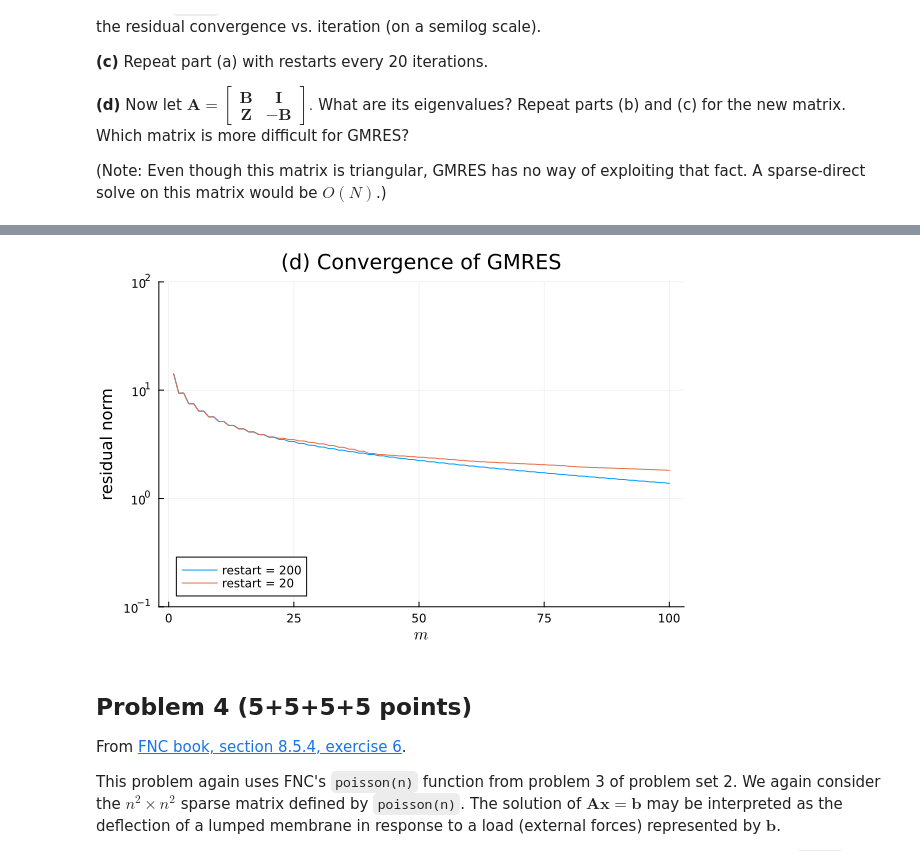
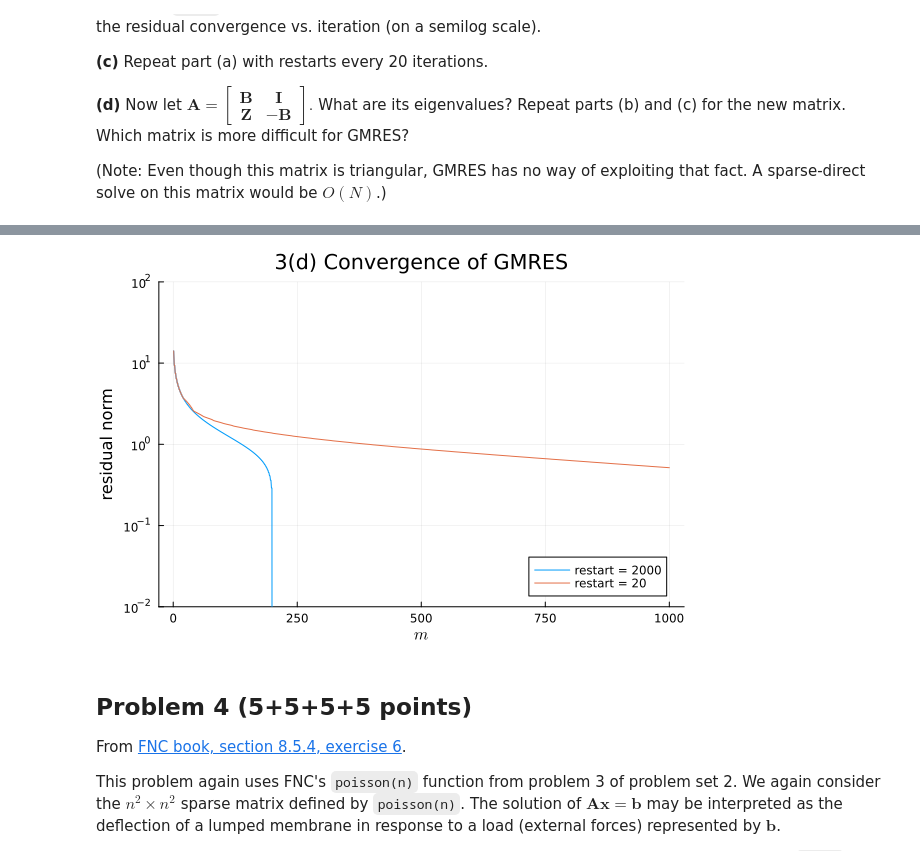
Before and after one commit to mitmath/numerical_spoke_linalg, a Jupyter notebook: psets/pset3sol.ipynb, the cells around one changed output, grey strips where cells are left out. Saved outputs shown, nothing was run; the diff lists cells and outputs as text; code cells hidden in the pictures.

```diff
--- a/psets/pset3sol.ipynb
+++ b/psets/pset3sol.ipynb
@@ -146,13 +163,13 @@ b = ones(2n);
 using IterativeSolvers
 reltol = 1e-10;
 # %%
-plt = plot(title="(b)(c) Convergence of GMRES", legend=:bottomleft,
+plt = plot(title="3(b)(c) Convergence of GMRES", legend=:bottomleft,
     xaxis=(L"m"),  yaxis=(:log10, "residual norm", [1e-12, 100]))
 
-for restart in [200, 20]
+for restart in [2000, 20]
     x, hist = IterativeSolvers.gmres(A1, b; restart, reltol,
         maxiter=100, log=true)
-    plot!(hist[:resnorm], label="restart = $restart")
+    plot!(hist[:resnorm], marker=:circle, label="restart = $restart")
 end
 
 plt
@@ -163,16 +182,16 @@ plt
 # %%
-plt = plot(title="(d) Convergence of GMRES", legend=:bottomleft,
-    xaxis=(L"m"),  yaxis=(:log10, "residual norm", [1e-1, 100]))
+plt = plot(title="3(d) Convergence of GMRES", legend=:bottomright,
+    xaxis=(L"m"),  yaxis=(:log10, "residual norm", [1e-2, 100]))
 
-for restart in [200, 20]
+for restart in [2000, 20]
     x, hist = IterativeSolvers.gmres(A2, b; restart, reltol,
-        maxiter=100, log=true)
+        maxiter=1000, log=true)
     plot!(hist[:resnorm], label="restart = $restart")
 end
 
 plt
 # %% [output]
-[figure, old version]
+[figure, new version]
 # %% [markdown]
 ## Problem 4 (5+5+5+5 points)
 
```
Also changed, not shown: parts of 16 cells of this notebook.
